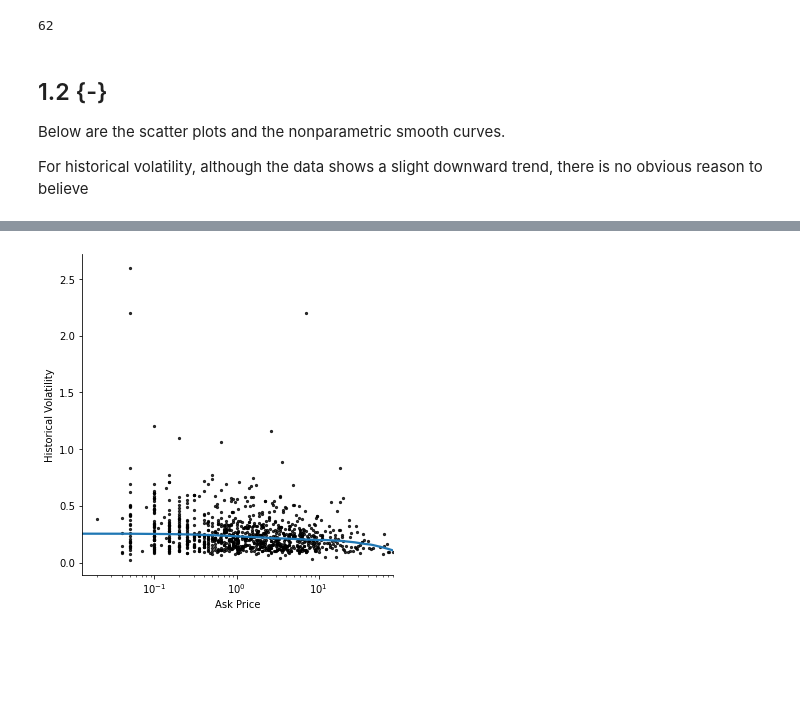
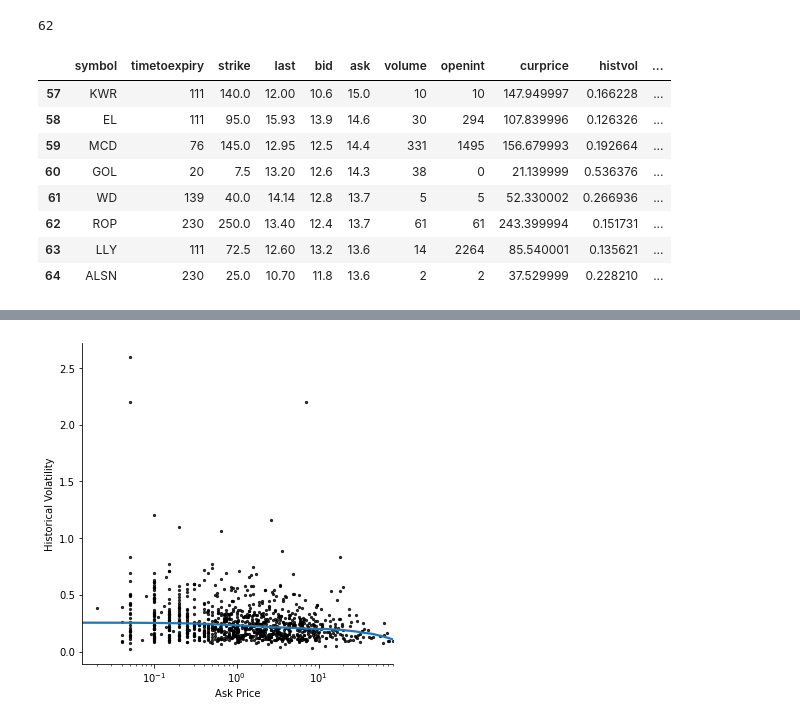
Before and after one commit to beginnerSC/mscf_hw, a Jupyter notebook: FDS II/Homework #3.ipynb, the cells around one changed output, grey strips where cells are left out. Saved outputs shown, nothing was run; the diff lists cells and outputs as text; code cells hidden in the pictures; blank space fills up the shorter version.

```diff
--- a/FDS II/Homework #3.ipynb
+++ b/FDS II/Homework #3.ipynb
@@ -30,9 +34,15 @@ df['OTM'] = df['curprice'] < df['strike']
 df.sort_values(by='ask', ascending=False).reset_index(drop=True)['OTM'].idxmax()
 # %% [output]
 62
-# %% [markdown]
-## 1.2 {-}
-
-Below are the scatter plots and the nonparametric smooth curves.
-
-For historical volatility, although the data shows a slight downward trend, there is no obvious reason to believe
+# %%
+df.sort_values(by='ask', ascending=False).reset_index(drop=True)[57:65]
+# %% [output]
+|  | symbol | timetoexpiry | strike | last | bid | ask | volume | openint | curprice | histvol | ... |
+| 57 | KWR | 111 | 140.0 | 12.00 | 10.6 | 15.0 | 10 | 10 | 147.949997 | 0.166228 | ... |
+| 58 | EL | 111 | 95.0 | 15.93 | 13.9 | 14.6 | 30 | 294 | 107.839996 | 0.126326 | ... |
+| 59 | MCD | 76 | 145.0 | 12.95 | 12.5 | 14.4 | 331 | 1495 | 156.679993 | 0.192664 | ... |
+| 60 | GOL | 20 | 7.5 | 13.20 | 12.6 | 14.3 | 38 | 0 | 21.139999 | 0.536376 | ... |
+| 61 | WD | 139 | 40.0 | 14.14 | 12.8 | 13.7 | 5 | 5 | 52.330002 | 0.266936 | ... |
+| 62 | ROP | 230 | 250.0 | 13.40 | 12.4 | 13.7 | 61 | 61 | 243.399994 | 0.151731 | ... |
+| 63 | LLY | 111 | 72.5 | 12.60 | 13.2 | 13.6 | 14 | 2264 | 85.540001 | 0.135621 | ... |
+| 64 | ALSN | 230 | 25.0 | 10.70 | 11.8 | 13.6 | 2 | 2 | 37.529999 | 0.228210 | ... |
```
Also changed, not shown: parts of 2 cells of this notebook.
